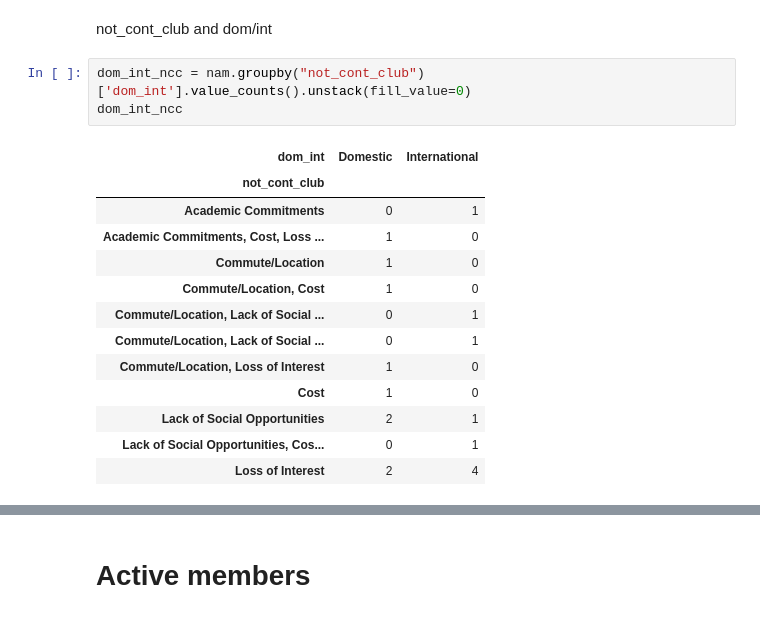
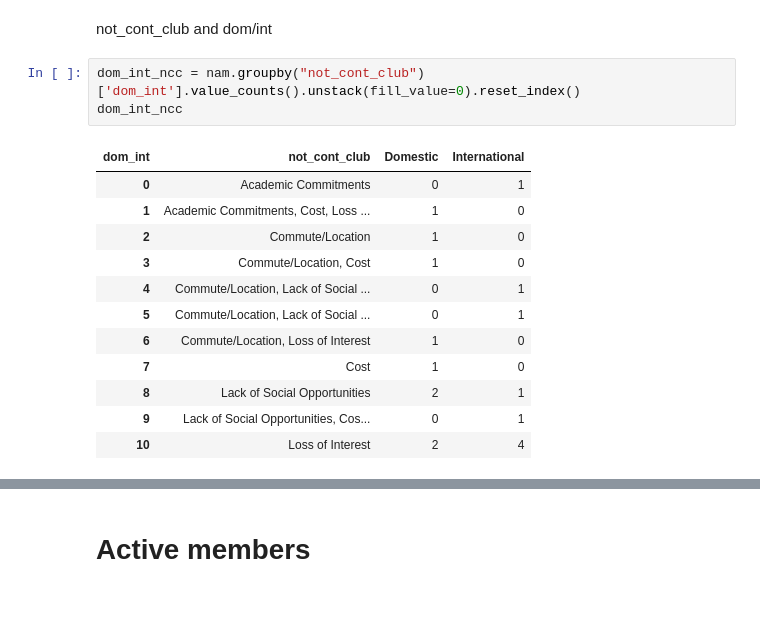
Before and after one commit to rdar5506/ICPU3888, a Jupyter notebook: eda.ipynb, the cells around one changed output, grey strips where cells are left out. Cells and saved outputs as stored; diff of their text form.

```diff
--- a/eda.ipynb
+++ b/eda.ipynb
@@ -263,19 +553,18 @@ dom_int_njc
 # %% [markdown]
 not_cont_club and dom/int
 # %%
-dom_int_ncc = nam.groupby("not_cont_club")['dom_int'].value_counts().unstack(fill_value=0)
+dom_int_ncc = nam.groupby("not_cont_club")['dom_int'].value_counts().unstack(fill_value=0).reset_index()
 dom_int_ncc
 # %% [output]
-| dom_int | Domestic | International |
-| not_cont_club |  |  |
-| Academic Commitments | 0 | 1 |
-| Academic Commitments, Cost, Loss ... | 1 | 0 |
-| Commute/Location | 1 | 0 |
-| Commute/Location, Cost | 1 | 0 |
-| Commute/Location, Lack of Social ... | 0 | 1 |
-| Commute/Location, Lack of Social ... | 0 | 1 |
-| Commute/Location, Loss of Interest | 1 | 0 |
-| Cost | 1 | 0 |
-| Lack of Social Opportunities | 2 | 1 |
-| Lack of Social Opportunities, Cos... | 0 | 1 |
-| Loss of Interest | 2 | 4 |
+| dom_int | not_cont_club | Domestic | International |
+| 0 | Academic Commitments | 0 | 1 |
+| 1 | Academic Commitments, Cost, Loss ... | 1 | 0 |
+| 2 | Commute/Location | 1 | 0 |
+| 3 | Commute/Location, Cost | 1 | 0 |
+| 4 | Commute/Location, Lack of Social ... | 0 | 1 |
+| 5 | Commute/Location, Lack of Social ... | 0 | 1 |
+| 6 | Commute/Location, Loss of Interest | 1 | 0 |
+| 7 | Cost | 1 | 0 |
+| 8 | Lack of Social Opportunities | 2 | 1 |
+| 9 | Lack of Social Opportunities, Cos... | 0 | 1 |
+| 10 | Loss of Interest | 2 | 4 |
```
Also changed, not shown: parts of 45 cells of this notebook.
